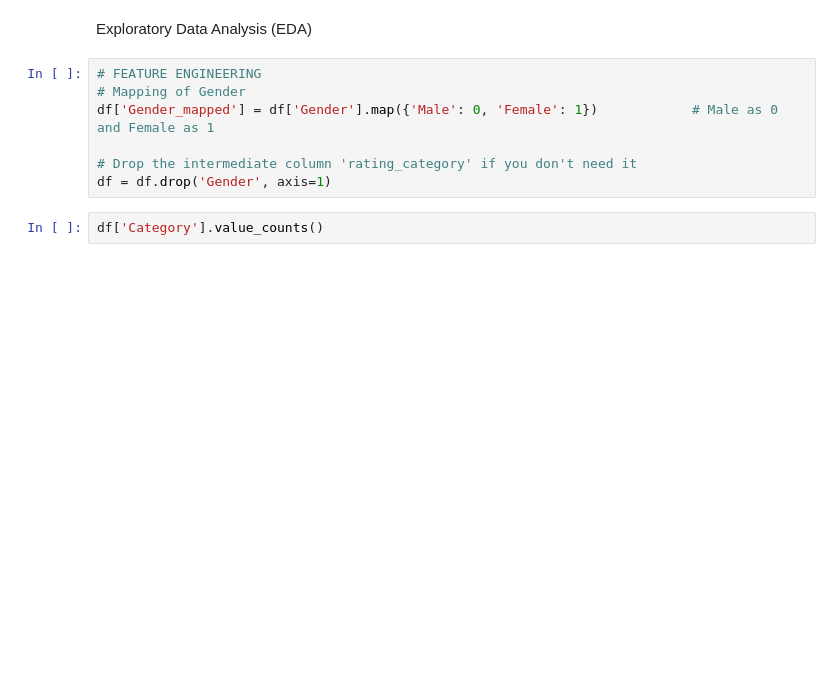
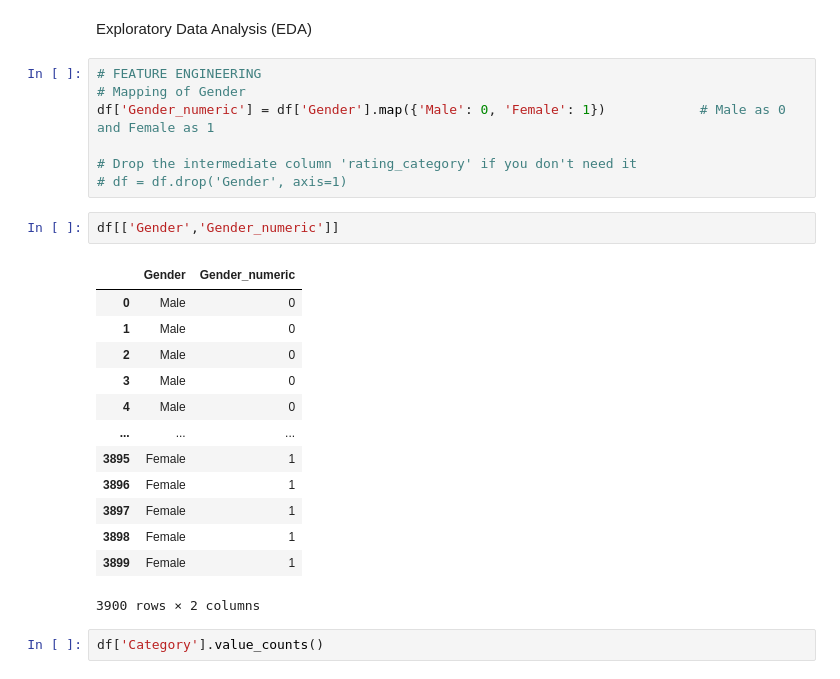
Before and after one commit to csbuan/DataScienceProjects, a Jupyter notebook: Kaggle-Practice-Projects-Trial/Consumer-Behavior-And-Shopping-Habits-Analysis/notebooks/analysis.ipynb, the cells around one changed output. Cells and saved outputs as stored; diff of their text form; blank space fills up the shorter version.

```diff
--- a/Kaggle-Practice-Projects-Trial/Consumer-Behavior-And-Shopping-Habits-Analysis/notebooks/analysis.ipynb
+++ b/Kaggle-Practice-Projects-Trial/Consumer-Behavior-And-Shopping-Habits-Analysis/notebooks/analysis.ipynb
@@ -116,10 +128,26 @@ Exploratory Data Analysis (EDA)
 # %%
 # FEATURE ENGINEERING
 # Mapping of Gender
-df['Gender_mapped'] = df['Gender'].map({'Male': 0, 'Female': 1})            # Male as 0 and Female as 1
+df['Gender_numeric'] = df['Gender'].map({'Male': 0, 'Female': 1})            # Male as 0 and Female as 1
 
 # Drop the intermediate column 'rating_category' if you don't need it
-df = df.drop('Gender', axis=1)
+# df = df.drop('Gender', axis=1)
+# %%
+df[['Gender','Gender_numeric']]
+# %% [output]
+|  | Gender | Gender_numeric |
+| 0 | Male | 0 |
+| 1 | Male | 0 |
+| 2 | Male | 0 |
+| 3 | Male | 0 |
+| 4 | Male | 0 |
+| ... | ... | ... |
+| 3895 | Female | 1 |
+| 3896 | Female | 1 |
+| 3897 | Female | 1 |
+| 3898 | Female | 1 |
+| 3899 | Female | 1 |
+3900 rows × 2 columns
 # %%
 df['Category'].value_counts()
 # %% [output]
```
Also changed, not shown: parts of 3 cells of this notebook.
